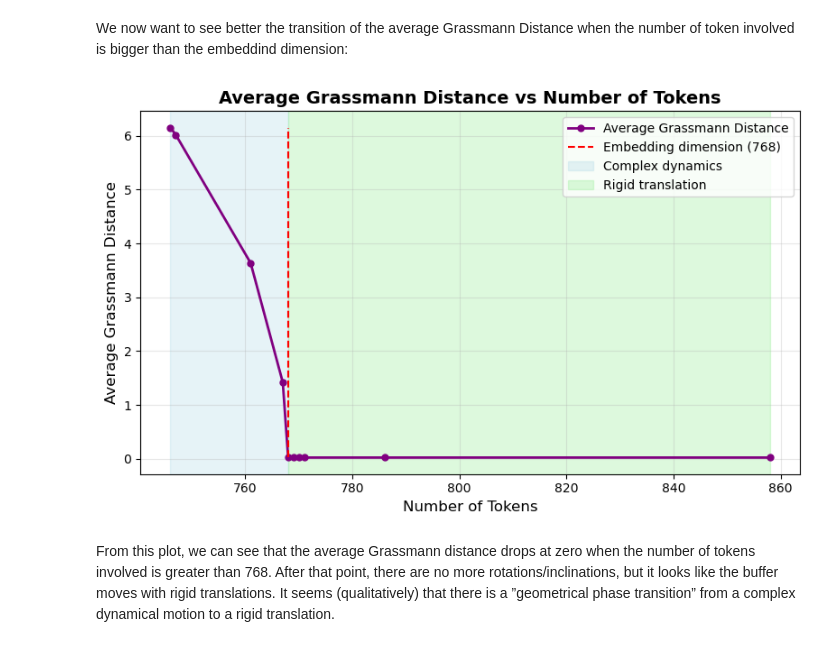
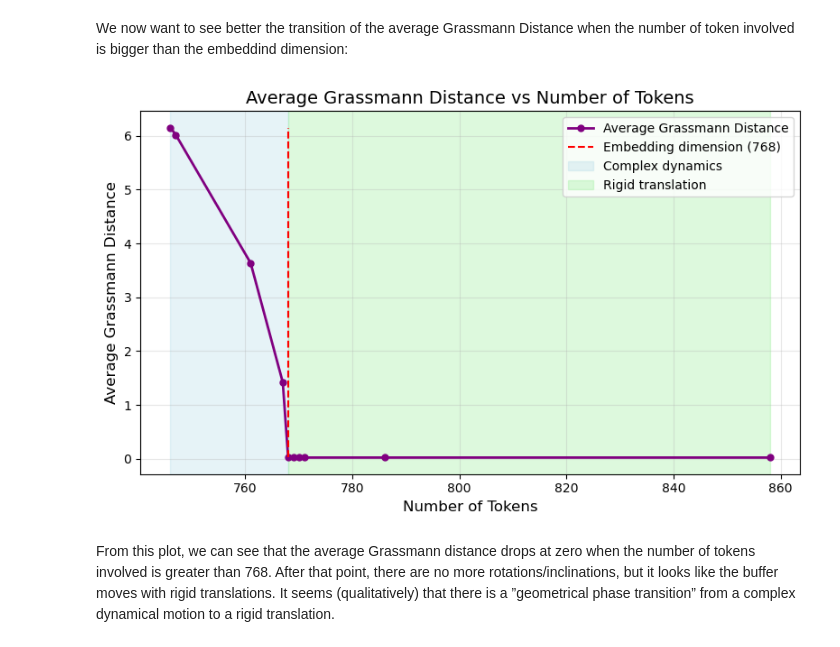
Before and after one commit to filippobezzi/transformer_geometrical_analysis, a Jupyter notebook: buffer_analysis.ipynb, the cells around one changed output. Cells and saved outputs as stored; diff of their text form; code cells hidden in the pictures.

```diff
--- a/buffer_analysis.ipynb
+++ b/buffer_analysis.ipynb
@@ -95,25 +95,25 @@ We now want to see better the transition of the average Grassmann Distance when
 # %%
 gd_avg = np.mean(gd_heatmap, axis=(1,2))
 
 plt.figure(figsize=(8,5))
 plt.plot(token_counts, gd_avg, marker='o', linestyle='-', color='purple', linewidth=2, markersize=5, label = 'Average Grassmann Distance')
-plt.title('Average Grassmann Distance vs Number of Tokens', fontsize=14, fontweight='bold')
+plt.title('Average Grassmann Distance vs Number of Tokens', fontsize=14)
 plt.xlabel('Number of Tokens', fontsize=12)
 plt.ylabel('Average Grassmann Distance', fontsize=12)
 plt.grid(alpha=0.3)
 
 # Vertical line at 768
 plt.vlines(ymax = np.max(gd_avg), ymin = np.min(gd_avg), x = 768, linestyle = 'dashed', color = 'red', label = 'Embedding dimension (768)')
 
 # Shaded regions
 plt.axvspan(min(token_counts), 768, color='lightblue', alpha=0.3, label='Complex dynamics')
 plt.axvspan(768, max(token_counts), color='lightgreen', alpha=0.3, label='Rigid translation')
 
 plt.legend()
 plt.tight_layout()
 plt.show()
 # %% [output]
-[figure, old version]
+[figure, new version]
 # %% [markdown]
 From this plot, we can see that the average Grassmann distance drops at zero when the number of tokens involved is greater than 768. After that point, there are no more rotations/inclinations, but it looks like the buffer moves with rigid translations. It seems (qualitatively) that there is a ”geometrical phase transition” from a complex dynamical motion to a rigid translation.
 # %% [markdown]
```
Also changed, not shown: parts of 5 cells of this notebook.
